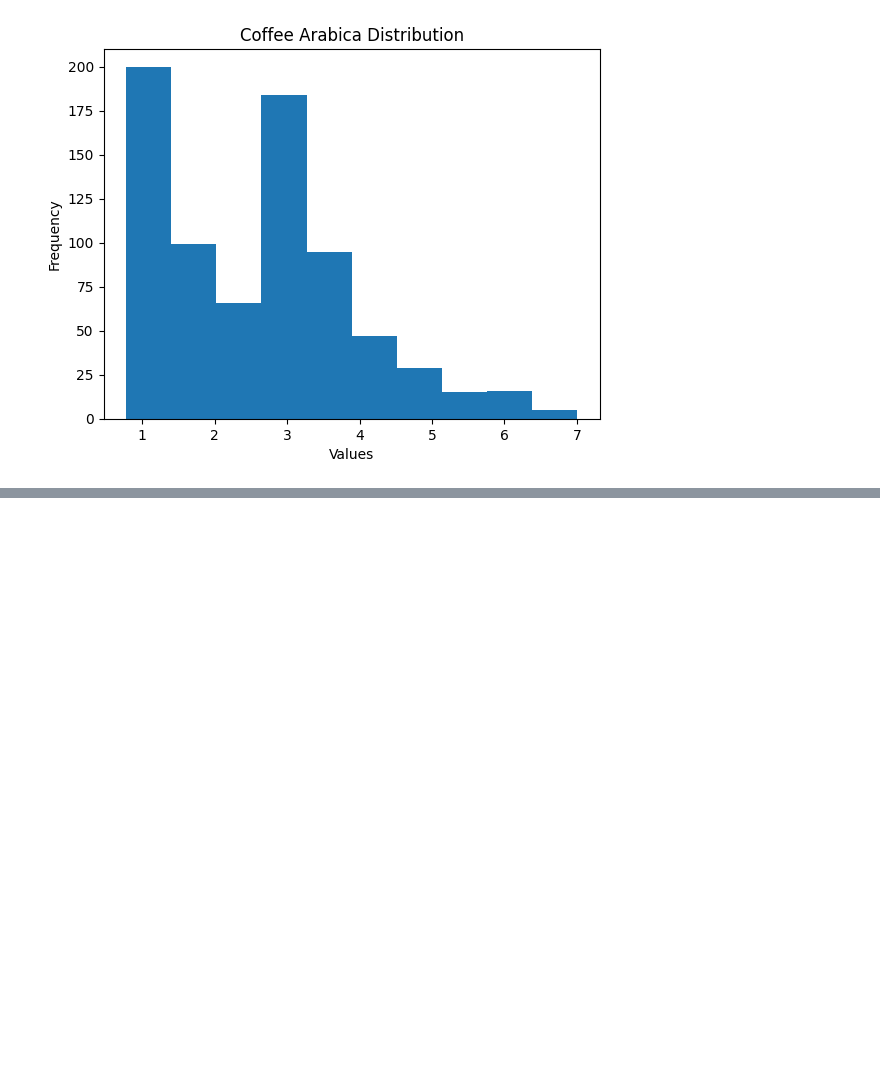
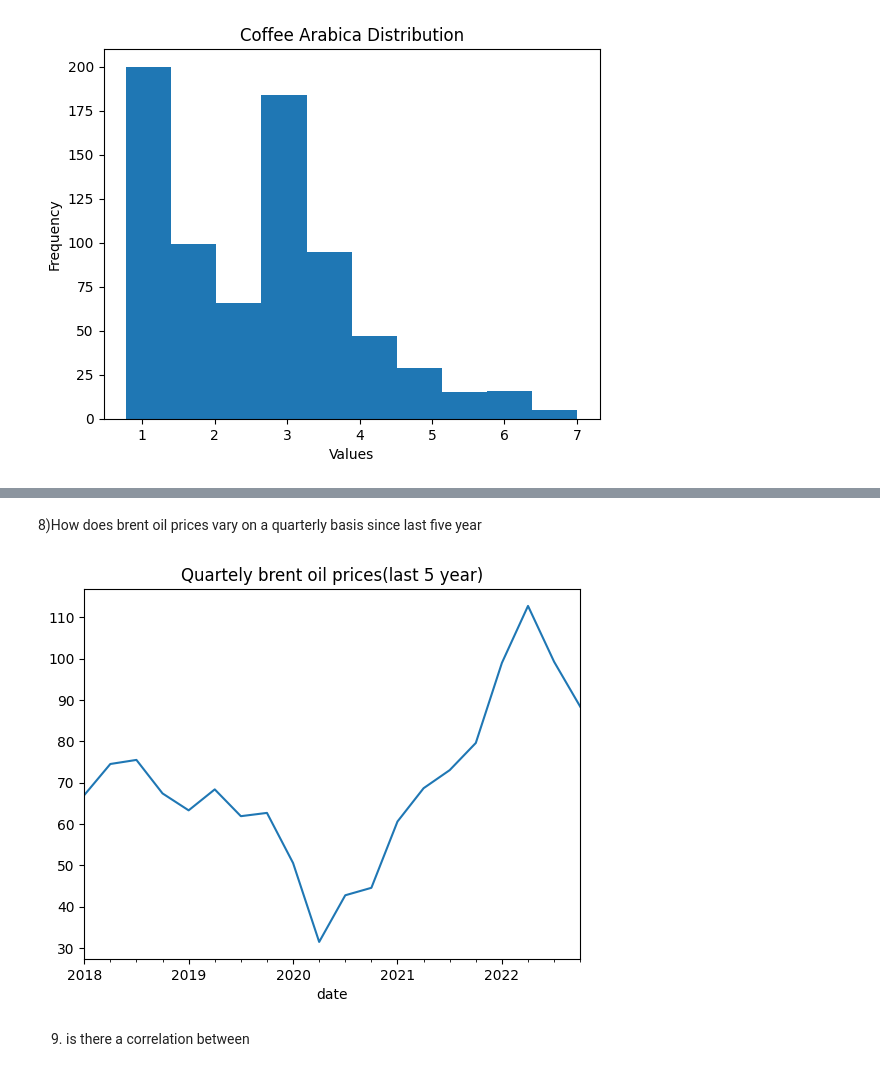
Before and after one commit to prasadboyina/statstical-learning, a Jupyter notebook: case_study_stastics_and_data_visulaisation.ipynb, the cells around one changed output, grey strips where cells are left out. Cells and saved outputs as stored; diff of their text form; code cells hidden in the pictures; blank space fills up the shorter version.

```diff
--- a/case_study_stastics_and_data_visulaisation.ipynb
+++ b/case_study_stastics_and_data_visulaisation.ipynb
@@ -140,0 +217,18 @@ plt.show()
+# %% [markdown]
+8)How does brent oil prices vary on a quarterly basis since last five year
+# %%
+last_5_year=df[df['date']>='2018-01-01']
+
+brent_series = last_5_year.set_index('date')['oil_brent']
+
+
+brent_series.index = pd.to_datetime(brent_series.index)
+
+quarterly_brent_oil=brent_series.resample('QE').mean()
+
+quarterly_brent_oil.plot(title="Quartely brent oil prices(last 5 year)")
+plt.show()
+# %% [output]
+[figure, added]
+# %% [markdown]
+9) is there a correlation between
```
Also changed, not shown: parts of 10 cells of this notebook.
